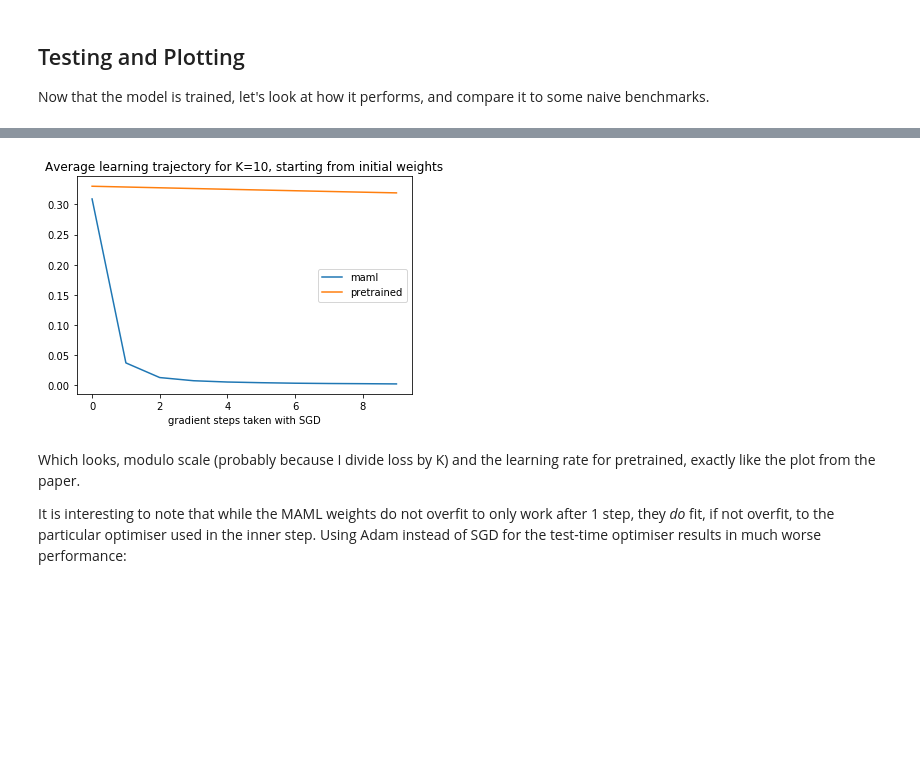
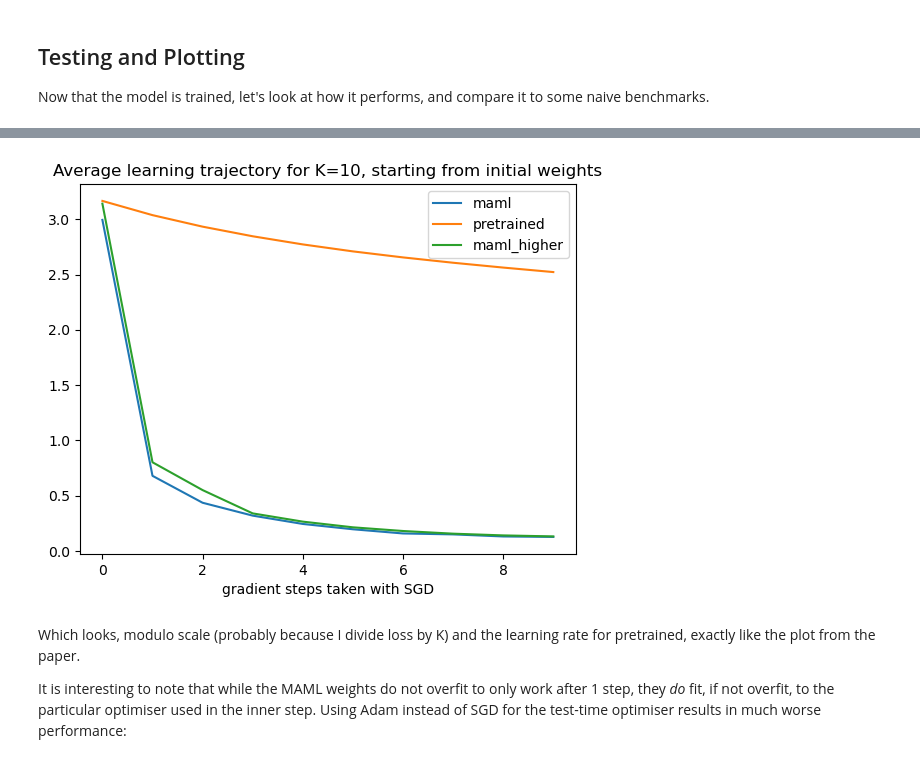
Before and after one commit to wer010/mosr, a Jupyter notebook: MAML_Sines.ipynb, the cells around one changed output, grey strips where cells are left out. Saved outputs shown, nothing was run; the diff lists cells and outputs as text; code cells hidden in the pictures; blank space fills up the shorter version.

Commit message:
20250922 add maml toy data experiment notebook to validate the higher code fix the bug in maml training

```diff
--- a/MAML_Sines.ipynb
+++ b/MAML_Sines.ipynb
@@ -295,3 +219,9 @@ def metatrain(
 # %%
-tasks = Sine_Task_Distribution(0.1, 5, 0, np.pi, -5, 5)
-maml = MAML(MAMLModel(), tasks, inner_lr=0.01, meta_lr=0.001)
+device = 'cuda' if torch.cuda.is_available() else 'cpu'
+print(device)
+tasks = Sine_Tasks(0.1, 5, 0, torch.pi, -5, 5, device = device)
+model = MAMLModel().to(device)
+maml = MAML(model, tasks, inner_lr=0.01, meta_lr=0.001)
+
+model_higher = MAMLModel().to(device)
+maml_higher = MAML_with_higher(model_higher, tasks, inner_lr=0.01, meta_lr=0.001)
@@ -350,39 +283,33 @@ def average_losses(initial_model, n_samples, K=10, n_steps=10, optim=torch.optim
     """
     returns the average learning trajectory of the model trained for ``n_iterations`` over ``n_samples`` tasks
     """
-
-    x = np.linspace(-5, 5, 2) # dummy input for test_on_new_task
     avg_losses = [0] * K
-    for i in range(n_samples):
+    for i in tqdm(range(n_samples)):
         losses = loss_on_random_task(initial_model, K, n_steps, optim)
         avg_losses = [l + l_new for l, l_new in zip(avg_losses, losses)]
     avg_losses = [l / n_samples for l in avg_losses]
 
     return avg_losses
 # %%
-def mixed_pretrained(iterations=500):
+def mixed_pretrained(iterations=500, device=device):
     """
     returns a model pretrained on a selection of ``iterations`` random tasks.
     """
 
     # set up model
-    model = nn.Sequential(OrderedDict([
-            ('l1', nn.Linear(1,40)),
-            ('relu1', nn.ReLU()),
-            ('l2', nn.Linear(40,40)),
-            ('relu2', nn.ReLU()),
-            ('l3', nn.Linear(40,1))
-        ]))
+    model = MAMLModel().to(device)
     optimiser = torch.optim.Adam(model.parameters(), lr=0.01)
     criterion = nn.MSELoss()
+    losses = []
 
     # fit the model
-    for i in range(iterations):
+    for i in tqdm(range(iterations)):
 
         model.zero_grad()
-        x, y = tasks.sample_task().sample_data(10)
+        tasks.sample_task()
+        x, y = tasks.sample_data(20)
         loss = criterion(model(x), y)
         loss.backward()
         optimiser.step()
-
-    return model
+        losses.append(loss.item())
+    return model, losses
@@ -390,0 +316,3 @@ pretrained = mixed_pretrained(10000)
+# %%
+pretrained_model, losses = mixed_pretrained(10000, device)
+plt.plot(losses)
@@ -391,12 +322,13 @@ pretrained = mixed_pretrained(10000)
 # %%
-plt.plot(average_losses(maml.model.model, n_samples=5000, K=10), label='maml')
-plt.plot(average_losses(pretrained,       n_samples=5000, K=10), label='pretrained')
+plt.plot(average_losses(maml.model, n_samples=500, K=10), label='maml')
+plt.plot(average_losses(pretrained_model, n_samples=500, K=10), label='pretrained')
+plt.plot(average_losses(maml_higher.model, n_samples=500, K=10), label='maml_higher')
 plt.legend()
 plt.title("Average learning trajectory for K=10, starting from initial weights")
 plt.xlabel("gradient steps taken with SGD")
 plt.show()
 # %% [output]
-[figure, old version]
+[figure, new version]
 # %% [markdown]
 Which looks, modulo scale (probably because I divide loss by K) and the learning rate for pretrained, exactly like the plot from the paper.
 
```
Also changed, not shown: parts of 21 cells of this notebook, 3 other files.
